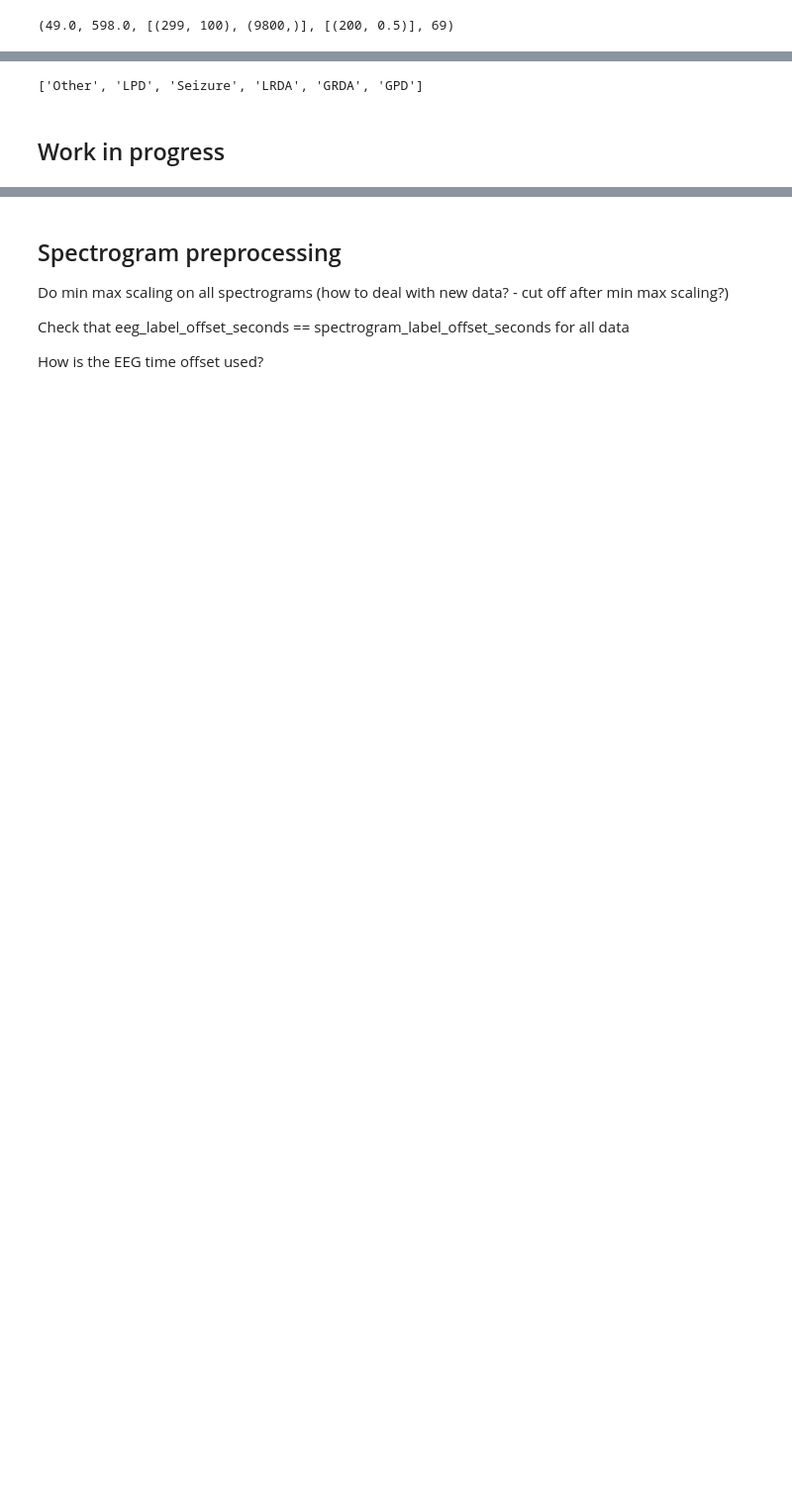
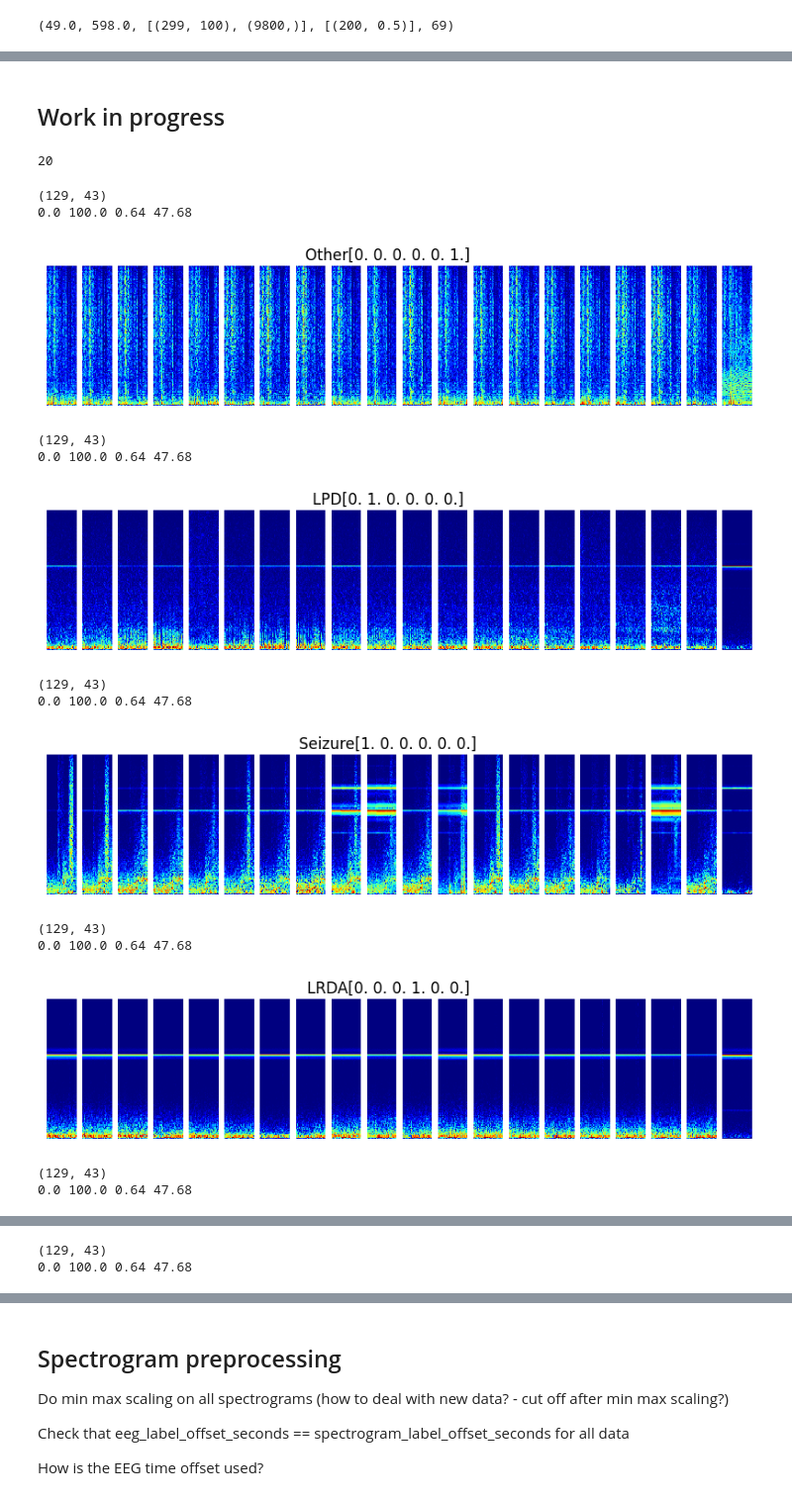
Before and after one commit to AmyRouillard/eegClassification, a Jupyter notebook: notebooks/Working_with_spectrograms.ipynb, the cells around one changed output, grey strips where cells are left out. Shown at 99% size. Saved outputs shown, nothing was run; the diff lists cells and outputs as text; code cells hidden in the pictures; blank space fills up the shorter version.

```diff
--- a/notebooks/Working_with_spectrograms.ipynb
+++ b/notebooks/Working_with_spectrograms.ipynb
@@ -297,10 +299,4 @@ for kk in data_preprocessed.keys():
-# %%
-types
-# %% [output]
-['Other', 'LPD', 'Seizure', 'LRDA', 'GRDA', 'GPD']
 # %% [markdown]
 ## Work in progress
 # %%
 from scipy.signal import spectrogram
-# %%
-x = data[k]['eeg'].to_pandas()['Fp1']
@@ -311,17 +303,44 @@ int(x.shape[0]/50)
+# %%
+eeg_types = [x for x in data_preprocessed[kk].keys() if 'data_eeg' in x]
+len(eeg_types)
+# %% [output]
+20
 # %%
-N = 60
-for k in data.keys():
-    print(k)
-    fig, ax = plt.subplots(1,20, figsize=(10, 2))
+types = []
 
-    x = data[k]['eeg'].to_pandas()
-    for i, c in enumerate(x.columns):
-        f, t, Sxx = spectrogram(x[c], fs=int(x.shape[0]/50), nperseg=int(x.shape[0]/N*8/7), nfft=256*2)
-        ax[i].pcolormesh(t, f, np.log(Sxx+1), cmap='jet')
-        ax[i].set_title(c)
-        # don't show axis
-        ax[i].axis('off')
-    print(Sxx.shape, x.shape)
-    print(f.min(), f.max(), t.min(), t.max())
+for kk in data_preprocessed.keys():
 
-    plt.show()
+    if data_preprocessed[kk]['class_label'] not in types:
+        types.append(data_preprocessed[kk]['class_label'])
+
+        fig, ax = plt.subplots(1,20, figsize=(10, 2))
+        # title
+        fig.suptitle(data_preprocessed[kk]['class_label']+str(data_preprocessed[kk]['class_probs']))
+        for i, k in enumerate(eeg_types):
+            f, t, Sxx = spectrogram(data_preprocessed[kk][k], fs=data_preprocessed[kk]['freq'][0])
+            ax[i].pcolormesh(t, f, np.log(Sxx+1), cmap='jet')
+            # ax[i].set_title(c)
+            # don't show axis
+            ax[i].axis('off')
+        print(Sxx.shape)
+        print(f.min(), f.max(), t.min(), t.max())
+
+        plt.show()
+
+    if len(types)==6:
+        break
+# %% [output]
+(129, 43)
+0.0 100.0 0.64 47.68
+[figure, added]
+(129, 43)
+0.0 100.0 0.64 47.68
+[figure, added]
+(129, 43)
+0.0 100.0 0.64 47.68
+[figure, added]
+(129, 43)
+0.0 100.0 0.64 47.68
+[figure, added]
+(129, 43)
+0.0 100.0 0.64 47.68
@@ -327,0 +348,2 @@ for k in data.keys():
+(129, 43)
+0.0 100.0 0.64 47.68
```
Also changed, not shown: parts of 15 cells of this notebook, 1 other file.
